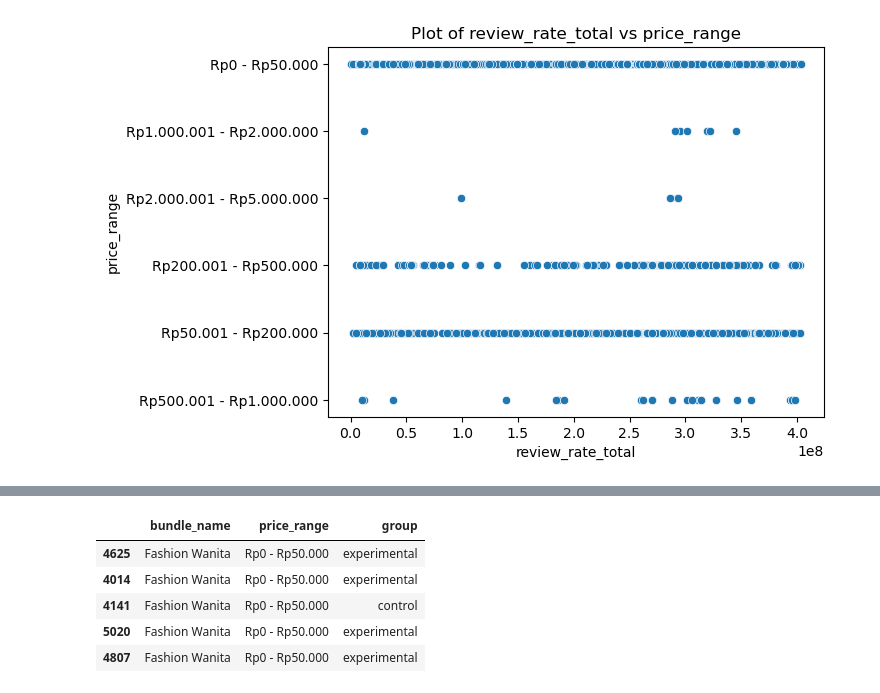
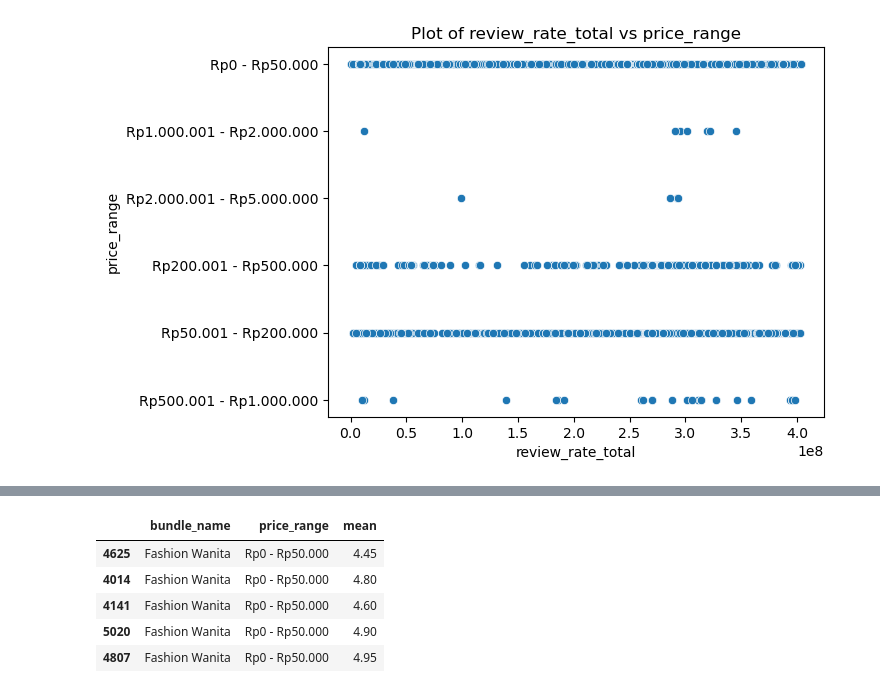
Before and after one commit to azzezzanf/bigboxintern, a Jupyter notebook: Clusterring/Code/intcluster.ipynb, the cells around one changed output, grey strips where cells are left out. Saved outputs shown, nothing was run; the diff lists cells and outputs as text; code cells hidden in the pictures.

```diff
--- a/Clusterring/Code/intcluster.ipynb
+++ b/Clusterring/Code/intcluster.ipynb
@@ -329,37 +365,37 @@ def remove_unused_columns(fw_a):
   fw_a = fw_a.drop(columns='content_date')
   fw_a = fw_a.drop(columns='label')
   fw_a = fw_a.drop(columns='is_price') #checked  p-value: 0.9732298405656153
   fw_a = fw_a.drop(columns='is_product_id')
   fw_a = fw_a.drop(columns='sm_review_rate')
   fw_a = fw_a.drop(columns='review_rate_total')
   fw_a = fw_a.drop(columns='review_count')
   # fw_a = fw_a.drop(columns='price_range') #checked p-value: 0.536934385265435
   fw_a = fw_a.drop(columns='is_shop_id')
   fw_a = fw_a.drop(columns='fs_best_rating')
   fw_a = fw_a.drop(columns='fs_worst_rating')
   fw_a = fw_a.drop(columns='fs_review')
   fw_a = fw_a.drop(columns='ss_shop_name') #checked p-value: 0.713440012703279
   fw_a = fw_a.drop(columns='sm_review_user_id')
   fw_a = fw_a.drop(columns='new_date') #checked p-value: 0.6407156292923146
   fw_a = fw_a.drop(columns='new_time')
   fw_a = fw_a.drop(columns='fs_rating')
   fw_a = fw_a.drop(columns='sm_review_time')
-  fw_a = fw_a.drop(columns='mean') #checked p-value: 0.6407156292923146
+  # fw_a = fw_a.drop(columns='mean') #checked p-value: 0.6407156292923146
   fw_a = fw_a.drop(columns='ss_location') #checked p-value: 0.2829193971218083
   fw_a = fw_a.drop(columns='bundle')
   # fw_a = fw_a.drop(columns='bundle_name')
   fw_a = fw_a.drop(columns='entity_id')
   fw_a = fw_a.drop(columns='id')
 
 
   return fw_a
 
 ptest = remove_unused_columns(ptest)
 ptest.head()
 # %% [output]
-|  | bundle_name | price_range | group |
-| 4625 | Fashion Wanita | Rp0 - Rp50.000 | experimental |
-| 4014 | Fashion Wanita | Rp0 - Rp50.000 | experimental |
-| 4141 | Fashion Wanita | Rp0 - Rp50.000 | control |
-| 5020 | Fashion Wanita | Rp0 - Rp50.000 | experimental |
-| 4807 | Fashion Wanita | Rp0 - Rp50.000 | experimental |
+|  | bundle_name | price_range | mean |
+| 4625 | Fashion Wanita | Rp0 - Rp50.000 | 4.45 |
+| 4014 | Fashion Wanita | Rp0 - Rp50.000 | 4.80 |
+| 4141 | Fashion Wanita | Rp0 - Rp50.000 | 4.60 |
+| 5020 | Fashion Wanita | Rp0 - Rp50.000 | 4.90 |
+| 4807 | Fashion Wanita | Rp0 - Rp50.000 | 4.95 |
```
Also changed, not shown: parts of 7 cells of this notebook.
